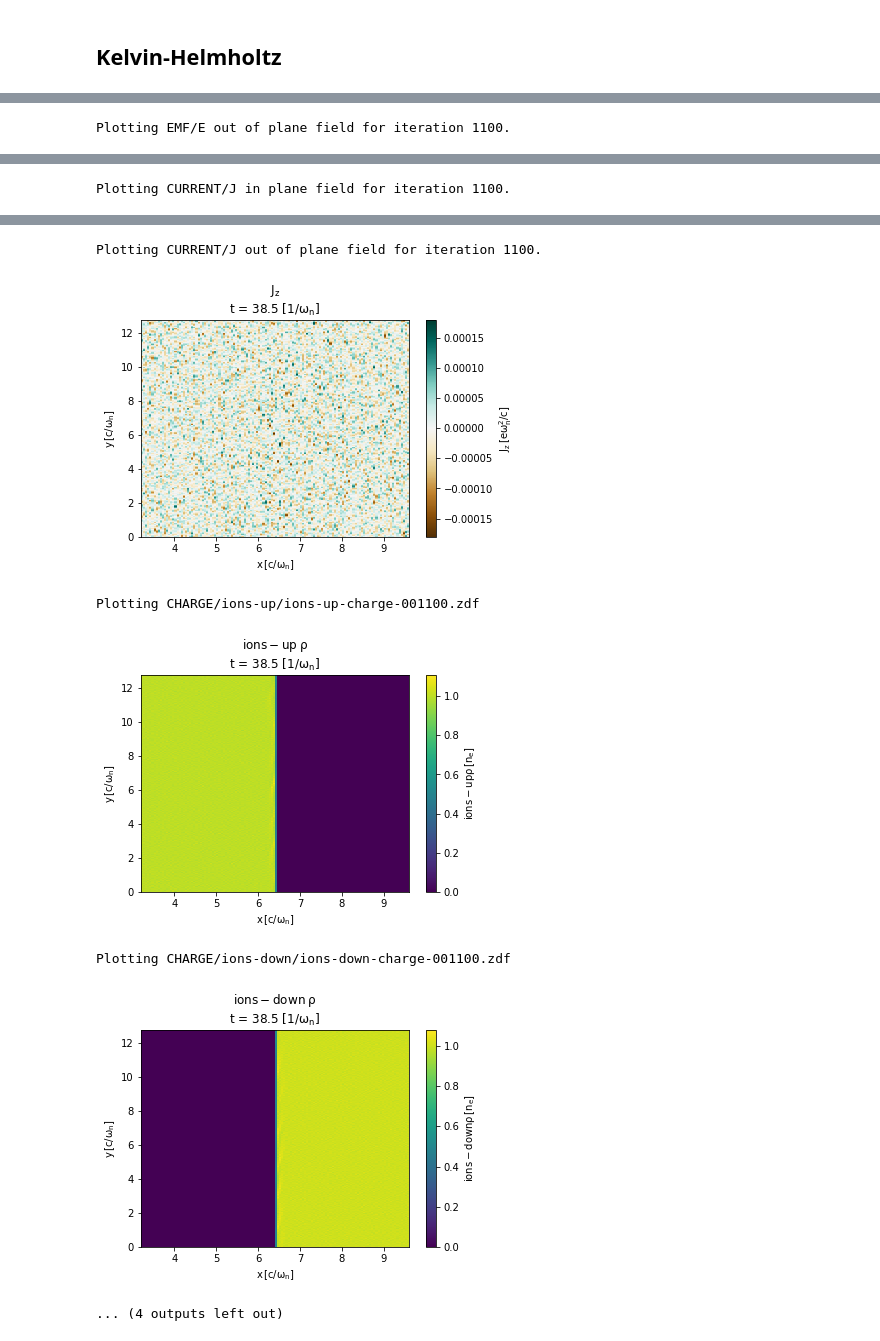
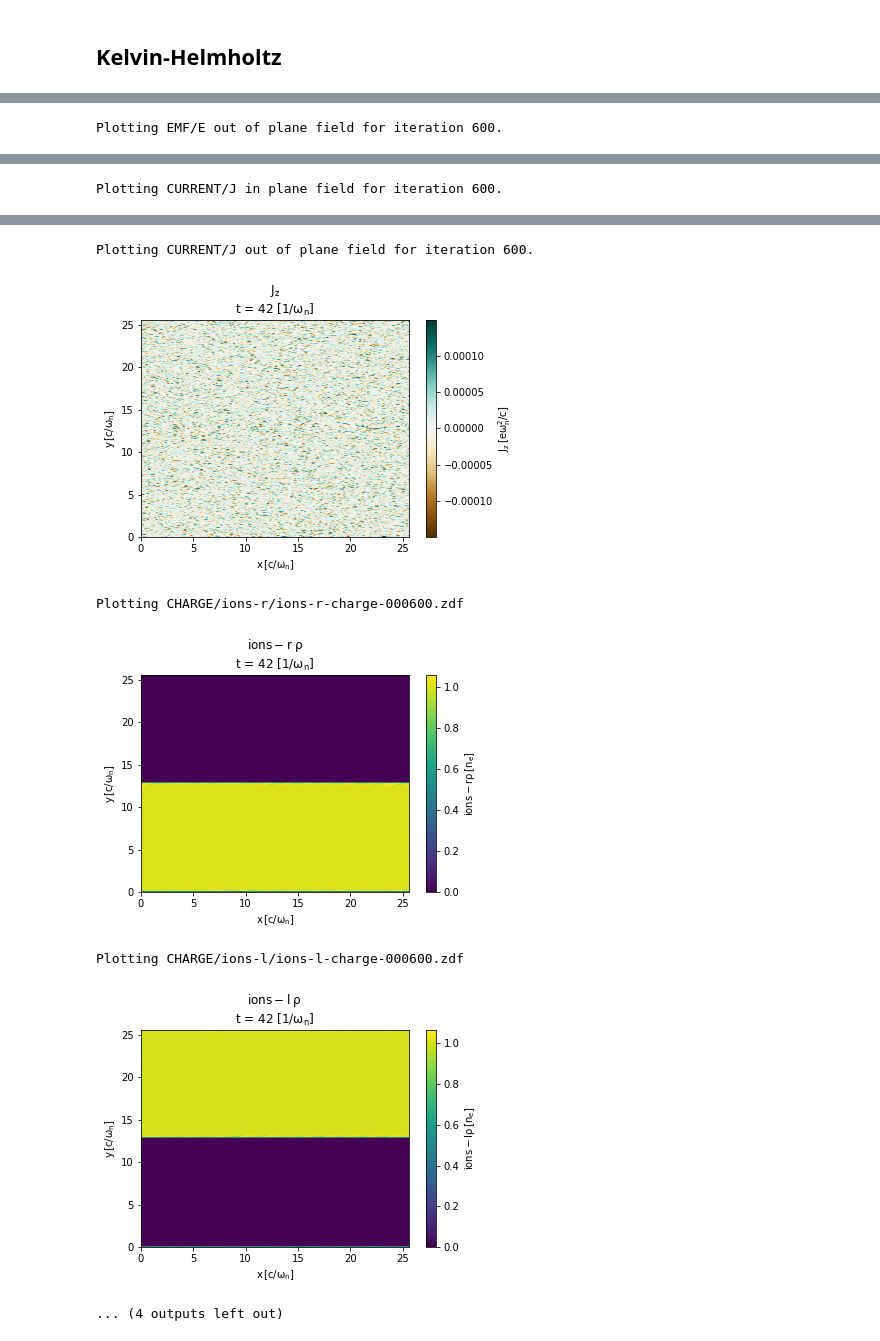
Before and after one commit to ricardo-fonseca/zpic-cuda, a Jupyter notebook: visXD demo.ipynb, the cells around one changed output, grey strips where cells are left out. Drawn from its saved outputs; the diff is of its cells as text; code cells hidden in the pictures.

```diff
--- a/visXD demo.ipynb
+++ b/visXD demo.ipynb
@@ -75,12 +75,12 @@ Plotting CHARGE/electrons-down/electrons-down-charge-001200.zdf
 # %%
 import visxd
 
-xlim = [3.2,9.6]
-iter = 1100
+xlim = None
+iter = 600
 visxd.plot_vfield2d("EMF/E", iter, xlim = xlim  )
 visxd.plot_vfield2d("CURRENT/J", iter, xlim = xlim  )
-visxd.plot_data("CHARGE/ions-up/ions-up-charge", iter, xlim = xlim )
-visxd.plot_data("CHARGE/ions-down/ions-down-charge", iter, xlim = xlim )
-visxd.plot_data("CHARGE/electrons-up/electrons-up-charge", iter, xlim = xlim )
-visxd.plot_data("CHARGE/electrons-down/electrons-down-charge", iter, xlim = xlim )
+visxd.plot_data("CHARGE/ions-r/ions-r-charge", iter, xlim = xlim )
+visxd.plot_data("CHARGE/ions-l/ions-l-charge", iter, xlim = xlim )
+visxd.plot_data("CHARGE/electrons-r/electrons-r-charge", iter, xlim = xlim )
+visxd.plot_data("CHARGE/electrons-l/electrons-l-charge", iter, xlim = xlim )
 # %% [output]
@@ -89 +89 @@ Plotting EMF/E in plane field for iteration 1100.
-Plotting EMF/E out of plane field for iteration 1100.
+Plotting EMF/E out of plane field for iteration 600.
@@ -91 +91 @@ Plotting EMF/E out of plane field for iteration 1100.
-Plotting CURRENT/J in plane field for iteration 1100.
+Plotting CURRENT/J in plane field for iteration 600.
@@ -93,7 +93,7 @@ Plotting CURRENT/J in plane field for iteration 1100.
-Plotting CURRENT/J out of plane field for iteration 1100.
+Plotting CURRENT/J out of plane field for iteration 600.
-[figure, old version]
+[figure, new version]
-Plotting CHARGE/ions-up/ions-up-charge-001100.zdf
+Plotting CHARGE/ions-r/ions-r-charge-000600.zdf
-[figure, old version]
+[figure, new version]
-Plotting CHARGE/ions-down/ions-down-charge-001100.zdf
+Plotting CHARGE/ions-l/ions-l-charge-000600.zdf
-[figure, old version]
+[figure, new version]
 ... (4 outputs left out)
```
Also changed, not shown: parts of 1 cell of this notebook, 10 other files.
